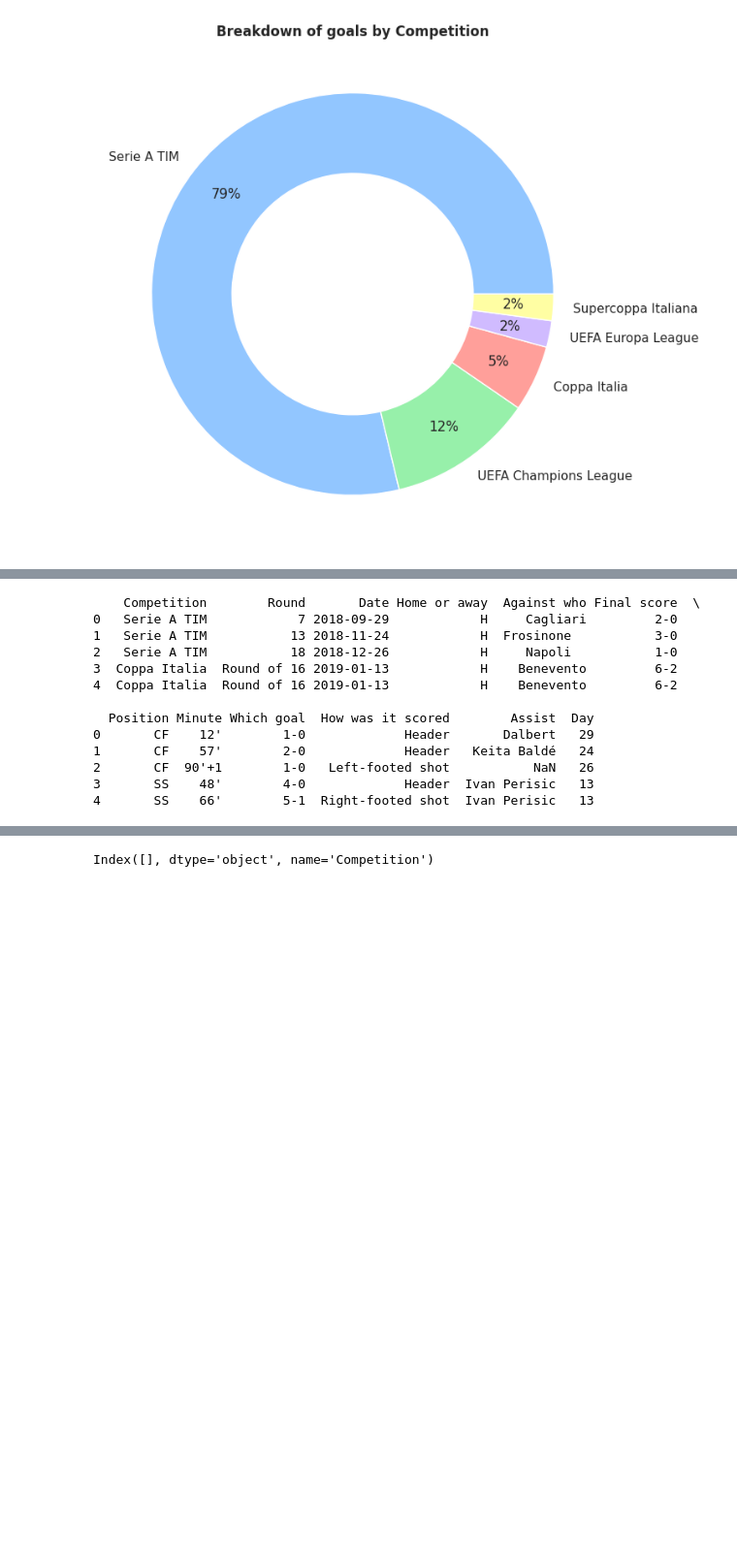
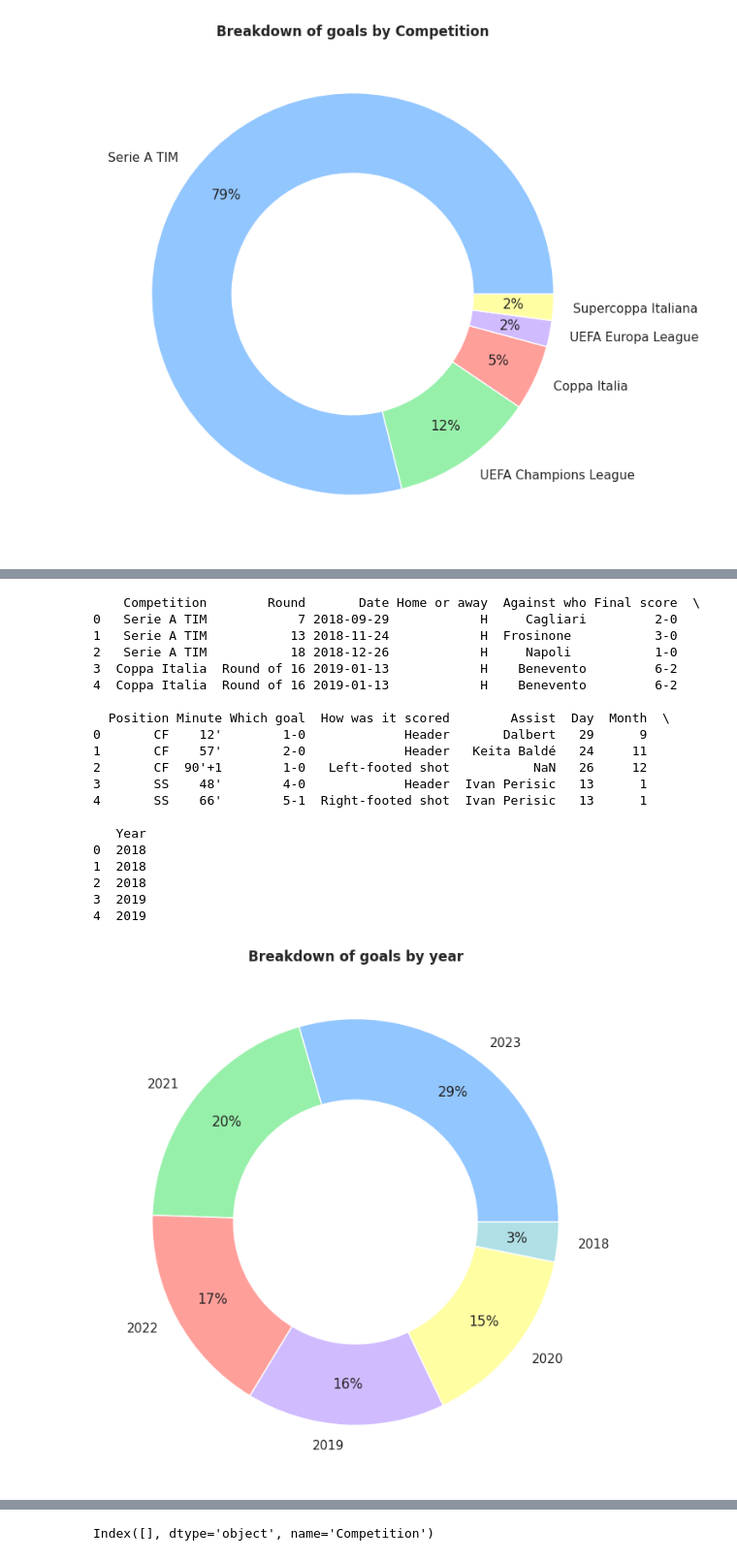
Before and after one commit to guilhermelaviola/GoalAnalysis, a Jupyter notebook: LautaroInterGoals.ipynb, the cells around one changed output, grey strips where cells are left out. Shown: that part at 97% size. Saved outputs shown, nothing was run; the diff lists cells and outputs as text; code cells hidden in the pictures; blank space fills up the shorter version.

Commit message:
I generated more charts based on more specific datetime data.

```diff
--- a/LautaroInterGoals.ipynb
+++ b/LautaroInterGoals.ipynb
@@ -108,6 +108,8 @@ plt.show()
 # %%
 df['Date'] = df['Date'].map(pd.to_datetime)
 df['Day'] = df['Date'].apply(lambda x : x.day)
+df['Month'] = df['Date'].apply(lambda x : x.month)
+df['Year'] = df['Date'].apply(lambda x : x.year)
 
 print(df.head())
 # %% [output]
@@ -118,9 +120,27 @@ print(df.head())
 3  Coppa Italia  Round of 16 2019-01-13            H    Benevento         6-2
 4  Coppa Italia  Round of 16 2019-01-13            H    Benevento         6-2
 
-  Position Minute Which goal  How was it scored        Assist  Day
-0       CF    12'        1-0             Header       Dalbert   29
-1       CF    57'        2-0             Header   Keita Baldé   24
-2       CF  90'+1        1-0   Left-footed shot           NaN   26
-3       SS    48'        4-0             Header  Ivan Perisic   13
-4       SS    66'        5-1  Right-footed shot  Ivan Perisic   13
+  Position Minute Which goal  How was it scored        Assist  Day  Month  \
+0       CF    12'        1-0             Header       Dalbert   29      9
+1       CF    57'        2-0             Header   Keita Baldé   24     11
+2       CF  90'+1        1-0   Left-footed shot           NaN   26     12
+3       SS    48'        4-0             Header  Ivan Perisic   13      1
+4       SS    66'        5-1  Right-footed shot  Ivan Perisic   13      1
+
+   Year
+0  2018
+1  2018
+2  2018
+3  2019
+4  2019
+# %%
+df.groupby('Date').first()['Year'].value_counts().plot(kind = 'pie',
+                                                              autopct = '%.0f%%',
+                                                              figsize = (8, 8),
+                                                              wedgeprops = dict(width = 0.4),
+                                                              pctdistance = 0.8)
+plt.ylabel(None)
+plt.title('Breakdown of goals by year', fontweight = 'bold')
+plt.show()
+# %% [output]
+[figure, added]
```
Also changed, not shown: parts of 5 cells of this notebook.
